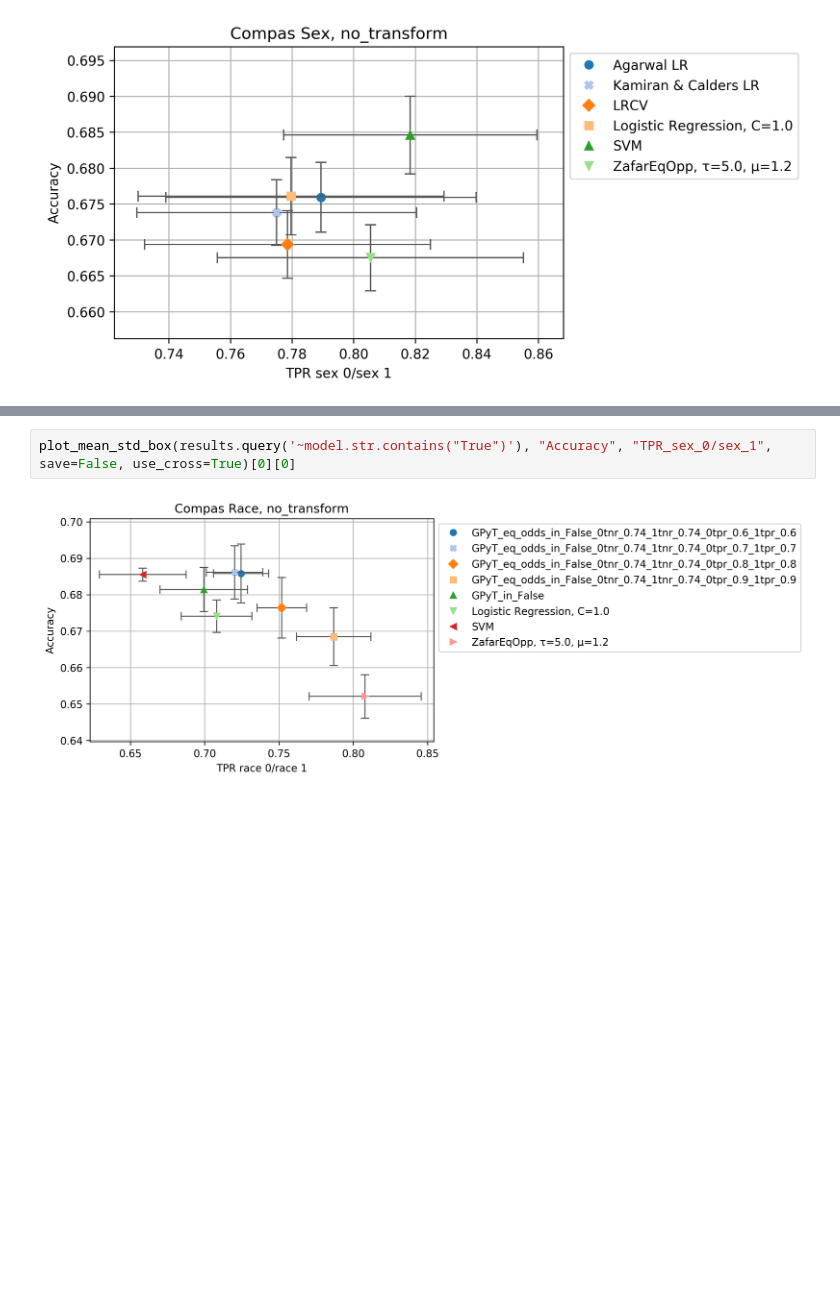
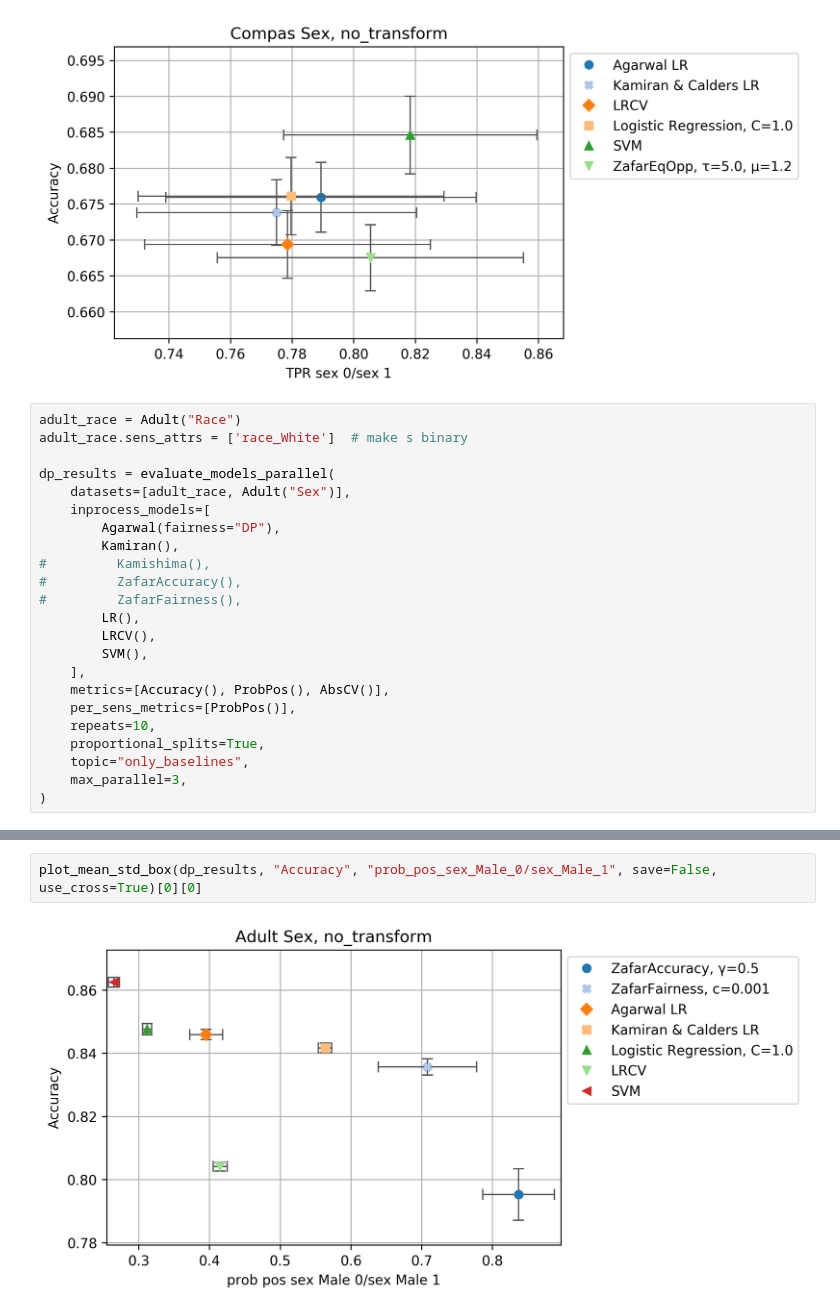
Before and after one commit to wearepal/ethicml-models, a Jupyter notebook: experiments/baselines.ipynb, the cells around one changed output, grey strips where cells are left out. Cells and saved outputs as stored; diff of their text form; blank space fills up the shorter version.

Commit message:
Generate plots

```diff
--- a/experiments/baselines.ipynb
+++ b/experiments/baselines.ipynb
@@ -113,3 +53,26 @@ plot_mean_std_box(results, "Accuracy", "TPR_race_0/race_1", save=False, use_cros
 plot_mean_std_box(results, "Accuracy", "TPR_sex_0/sex_1", save=False, use_cross=True)[0][0]
 # %% [output]
 [figure]
+# %%
+adult_race = Adult("Race")
+adult_race.sens_attrs = ['race_White']  # make s binary
+
+dp_results = evaluate_models_parallel(
+    datasets=[adult_race, Adult("Sex")],
+    inprocess_models=[
+        Agarwal(fairness="DP"),
+        Kamiran(),
+#         Kamishima(),
+#         ZafarAccuracy(),
+#         ZafarFairness(),
+        LR(),
+        LRCV(),
+        SVM(),
+    ],
+    metrics=[Accuracy(), ProbPos(), AbsCV()],
+    per_sens_metrics=[ProbPos()],
+    repeats=10,
+    proportional_splits=True,
+    topic="only_baselines",
+    max_parallel=3,
+)
@@ -118,4 +100,4 @@ plot_mean_std_box(results.query('~model.str.contains("True")'), "Accuracy", "TPR
 # %%
-plot_mean_std_box(results.query('~model.str.contains("True")'), "Accuracy", "TPR_sex_0/sex_1", save=False, use_cross=True)[0][0]
+plot_mean_std_box(dp_results, "Accuracy", "prob_pos_sex_Male_0/sex_Male_1", save=False, use_cross=True)[0][0]
 # %% [output]
-[figure, old version]
+[figure, new version]
```
Also changed, not shown: parts of 11 cells of this notebook, 12 other files.
